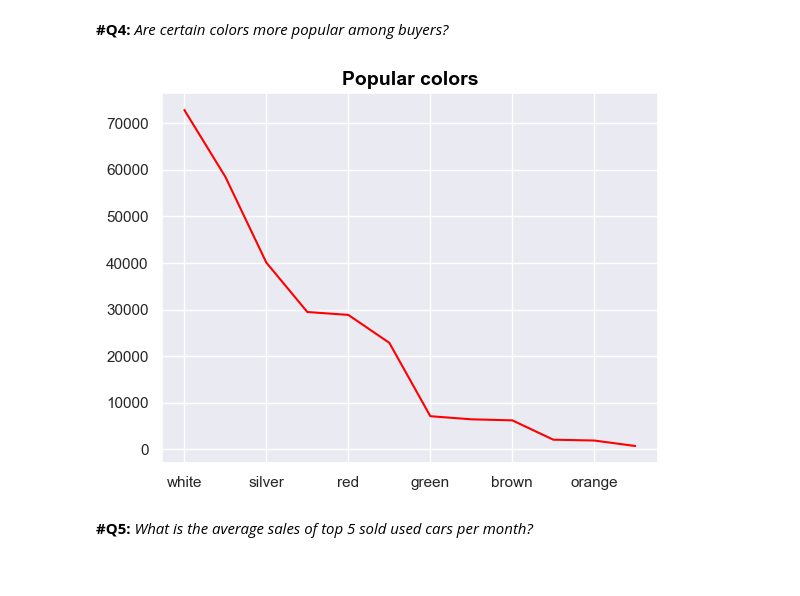
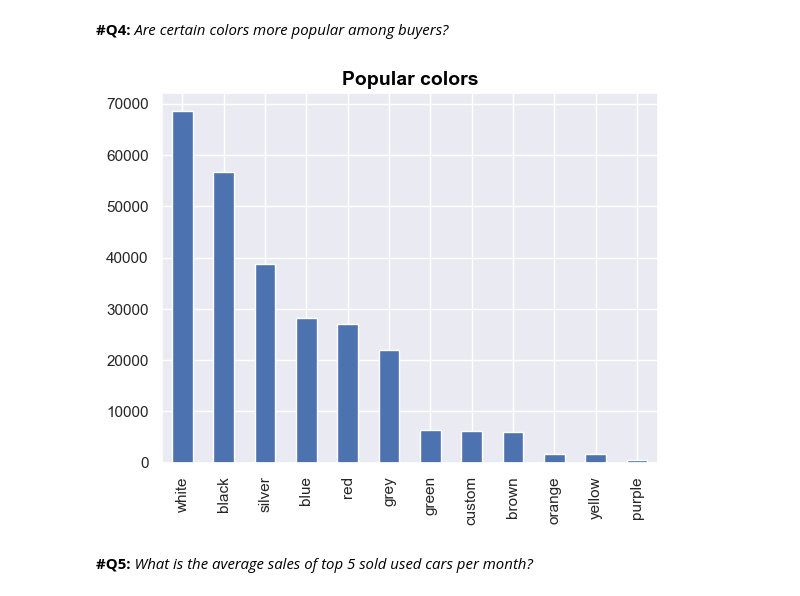
Before and after one commit to ChrisDiamantis99/Used-Cars-Analysis, a Jupyter notebook: Used_Cars_Analysis.ipynb, the cells around one changed output. Saved outputs shown, nothing was run; the diff lists cells and outputs as text; code cells hidden in the pictures.

```diff
--- a/Used_Cars_Analysis.ipynb
+++ b/Used_Cars_Analysis.ipynb
@@ -398,0 +370,5 @@ plt.show()
+# %%
+rdata = pd.read_csv("C://Users//xrist//OneDrive//Υπολογιστής//Github_repos//Used_Cars_Analysis//cleaned_used_car_data_2021.csv")
+df = pd.DataFrame(rdata)
+# %%
+df.drop('Unnamed: 0', inplace = True, axis = 1)
@@ -455,9 +440,9 @@ regions_average
 **#Q4:** *Are certain colors more popular among buyers?*
 # %%
 plt.title("Popular colors", fontsize = 14, fontweight = 'bold', color = 'black')
-paint_colors = df['PAINT_COLOR'].value_counts().plot(color = 'red')
+paint_colors = df['PAINT_COLOR'].value_counts().plot(kind = 'bar')
 # %% [output]
-[figure, old version]
+[figure, new version]
 # %% [markdown]
 **#Q5:** *What is the average sales of top 5 sold used cars per month?*
 # %%
```
Also changed, not shown: parts of 45 cells of this notebook.
